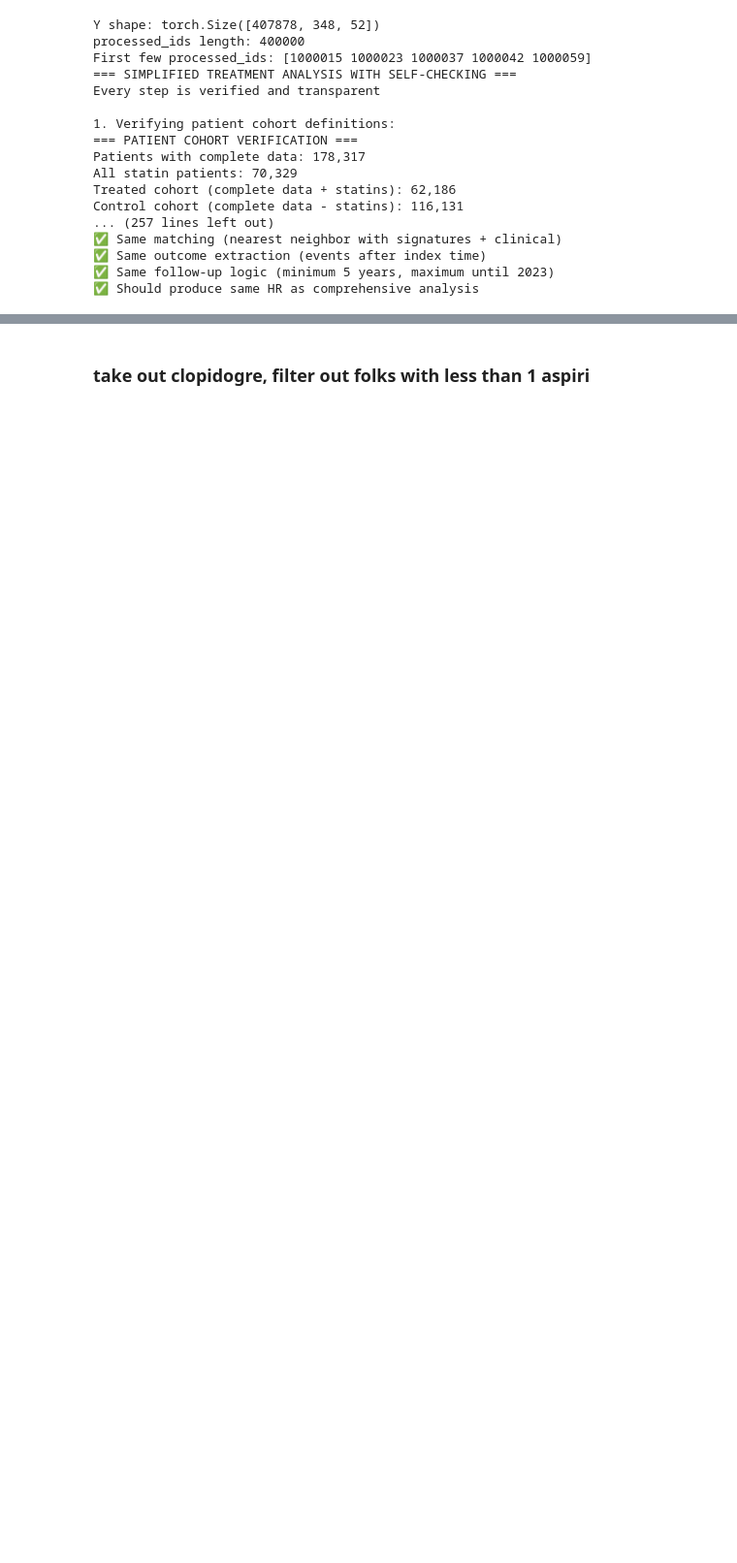
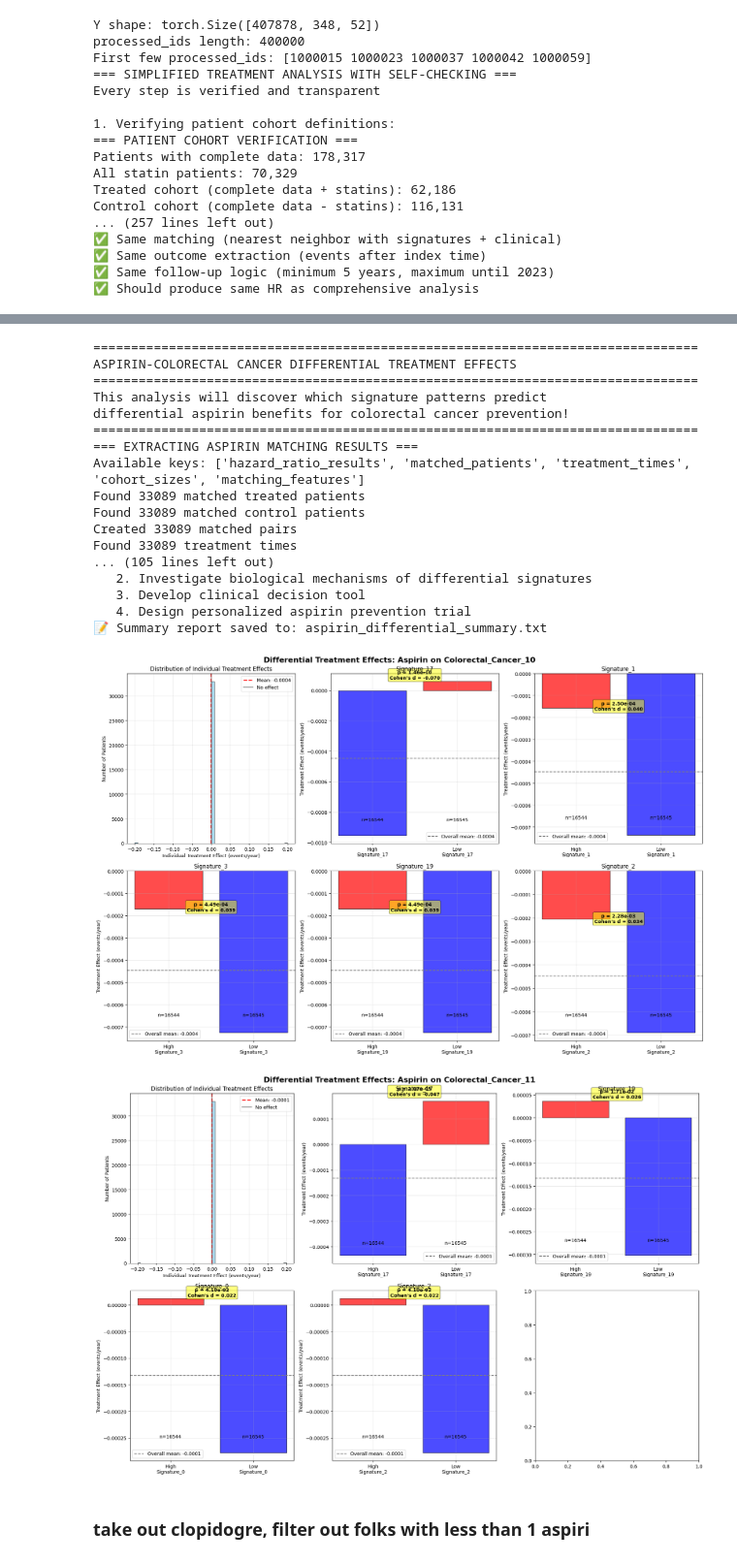
Before and after one commit to surbut/dtwin_noulli, a Jupyter notebook: comprehensive_analysis_notebook.ipynb, the cells around one changed output, grey strips where cells are left out. Shown at 97% size. Cells and saved outputs as stored; diff of their text form; code cells hidden in the pictures; blank space fills up the shorter version.

```diff
--- a/comprehensive_analysis_notebook.ipynb
+++ b/comprehensive_analysis_notebook.ipynb
@@ -490,2 +465,34 @@ Name: count, dtype: int64
+# %%
+  from run_aspirin_differential_analysis import main_aspirin_differential_analysis
+
+  # Run the differential analysis using your aspirin results
+  aspirin_differential_results = main_aspirin_differential_analysis(
+      aspirin_results=results,  # Your aspirin matching results
+      thetas=thetas,
+      Y=Y,
+      processed_ids=processed_ids,
+      covariate_dicts=covariate_dicts,
+      colorectal_indices=[10, 11]  # Your CRC indices
+  )
+# %% [output]
+================================================================================
+ASPIRIN-COLORECTAL CANCER DIFFERENTIAL TREATMENT EFFECTS
+================================================================================
+This analysis will discover which signature patterns predict
+differential aspirin benefits for colorectal cancer prevention!
+================================================================================
+=== EXTRACTING ASPIRIN MATCHING RESULTS ===
+Available keys: ['hazard_ratio_results', 'matched_patients', 'treatment_times', 'cohort_sizes', 'matching_features']
+Found 33089 matched treated patients
+Found 33089 matched control patients
+Created 33089 matched pairs
+Found 33089 treatment times
+... (105 lines left out)
+   2. Investigate biological mechanisms of differential signatures
+   3. Develop clinical decision tool
+   4. Design personalized aspirin prevention trial
+📝 Summary report saved to: aspirin_differential_summary.txt
+[figure, added]
+[figure, added]
 # %% [markdown]
 ### take out clopidogre, filter out folks with less than 1 aspiri
```
Also changed, not shown: parts of 18 cells of this notebook, 9 other files.
